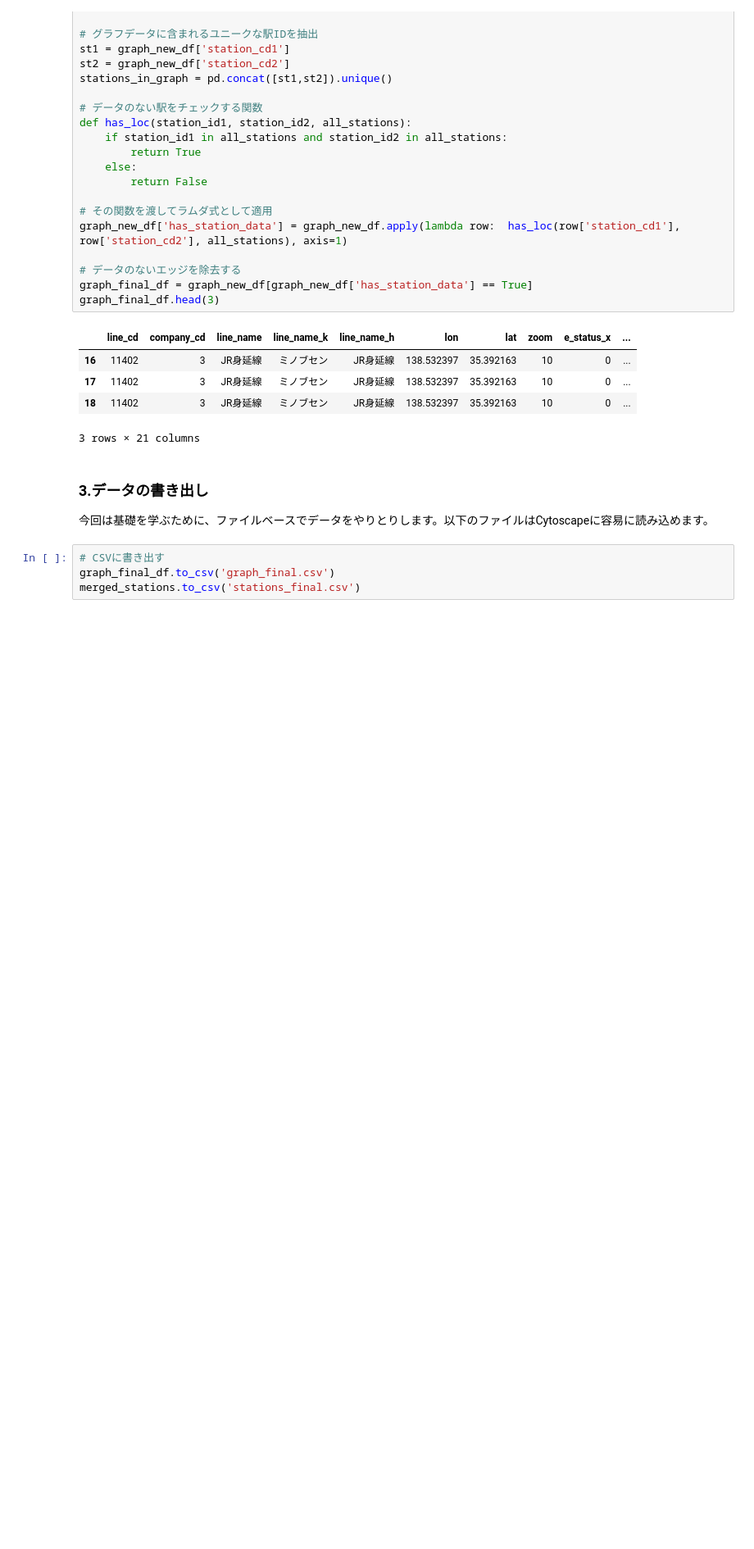
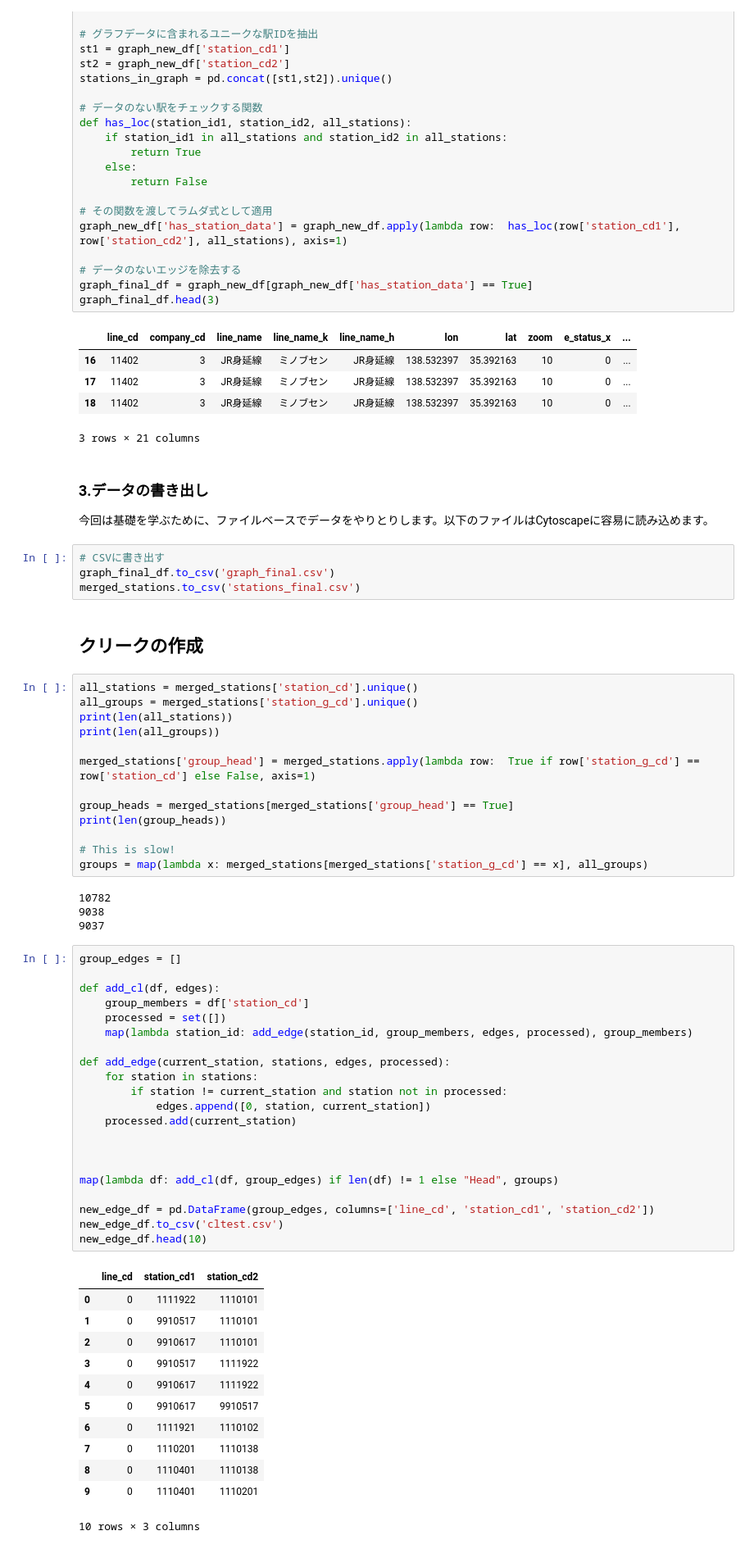
Before and after one commit to keiono/stations-japan, a Jupyter notebook: stations2network.ipynb, the cells around one changed output. Shown: that part at 82% size. Cells and saved outputs as stored; diff of their text form; blank space fills up the shorter version.

```diff
--- a/stations2network.ipynb
+++ b/stations2network.ipynb
@@ -169,3 +169,56 @@ graph_final_df.head(3)
 # CSVに書き出す
 graph_final_df.to_csv('graph_final.csv')
 merged_stations.to_csv('stations_final.csv')
+# %% [markdown]
+## クリークの作成
+# %%
+all_stations = merged_stations['station_cd'].unique()
+all_groups = merged_stations['station_g_cd'].unique()
+print(len(all_stations))
+print(len(all_groups))
+
+merged_stations['group_head'] = merged_stations.apply(lambda row:  True if row['station_g_cd'] == row['station_cd'] else False, axis=1)
+
+group_heads = merged_stations[merged_stations['group_head'] == True]
+print(len(group_heads))
+
+# This is slow!
+groups = map(lambda x: merged_stations[merged_stations['station_g_cd'] == x], all_groups)
+# %% [output]
+10782
+9038
+9037
+# %%
+group_edges = []
+
+def add_cl(df, edges):
+    group_members = df['station_cd']
+    processed = set([])
+    map(lambda station_id: add_edge(station_id, group_members, edges, processed), group_members)
+
+def add_edge(current_station, stations, edges, processed):
+    for station in stations:
+        if station != current_station and station not in processed:
+            edges.append([0, station, current_station])
+    processed.add(current_station)
+
+
+
+map(lambda df: add_cl(df, group_edges) if len(df) != 1 else "Head", groups)
+
+new_edge_df = pd.DataFrame(group_edges, columns=['line_cd', 'station_cd1', 'station_cd2'])
+new_edge_df.to_csv('cltest.csv')
+new_edge_df.head(10)
+# %% [output]
+|  | line_cd | station_cd1 | station_cd2 |
+| 0 | 0 | 1111922 | 1110101 |
+| 1 | 0 | 9910517 | 1110101 |
+| 2 | 0 | 9910617 | 1110101 |
+| 3 | 0 | 9910517 | 1111922 |
+| 4 | 0 | 9910617 | 1111922 |
+| 5 | 0 | 9910617 | 9910517 |
+| 6 | 0 | 1111921 | 1110102 |
+| 7 | 0 | 1110201 | 1110138 |
+| 8 | 0 | 1110401 | 1110138 |
+| 9 | 0 | 1110401 | 1110201 |
+10 rows × 3 columns
```
Also changed, not shown: parts of 1 cell of this notebook, 2 other files.
